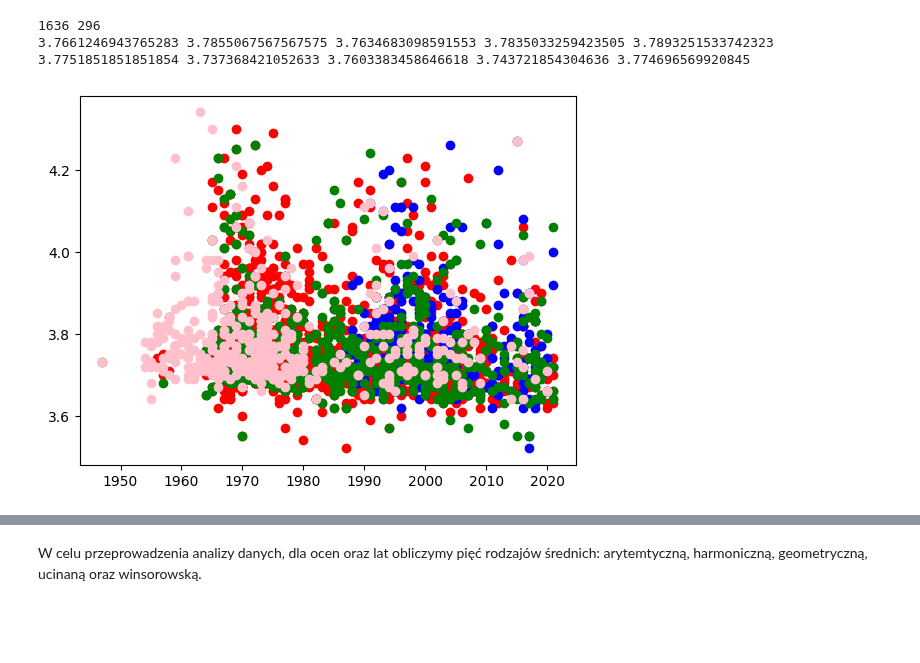
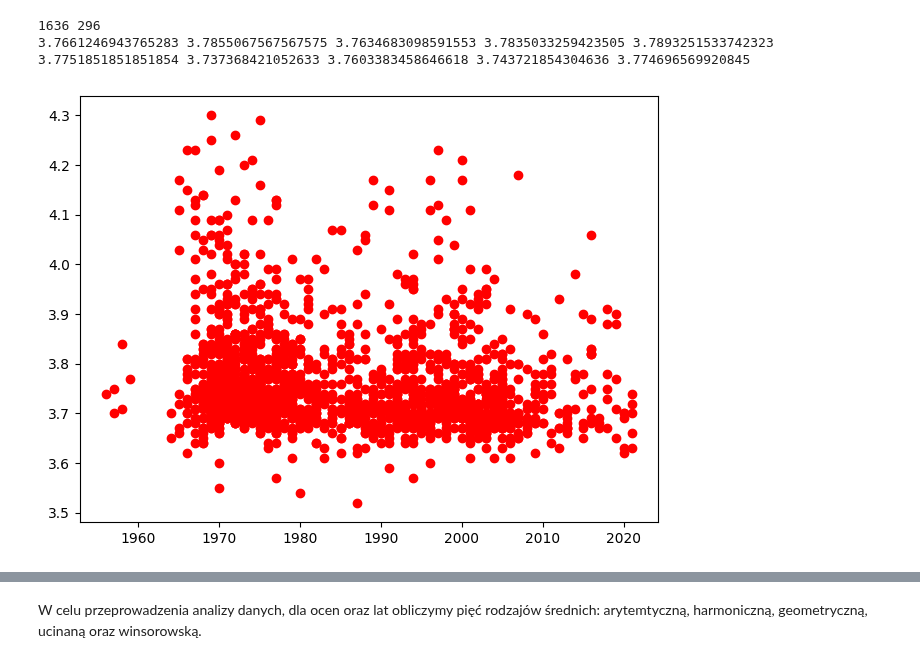
Before and after one commit to rafglo/Statystyka-stosowana, a Jupyter notebook: music_data_analysis.ipynb, the cells around one changed output, grey strips where cells are left out. Drawn from its saved outputs; the diff is of its cells as text; code cells hidden in the pictures; blank space fills up the shorter version.

```diff
--- a/music_data_analysis.ipynb
+++ b/music_data_analysis.ipynb
@@ -24,7 +24,7 @@ Z pobranego pliku csv pobieramy oceny użytkowników oraz daty wydania albumów.
 ratings = read_csv("rym_top_5000_all_time.csv")['Average Rating'].tolist()
 dates = read_csv("rym_top_5000_all_time.csv")['Release Date'].tolist()
 genres = read_csv("rym_top_5000_all_time.csv")['Genres'].tolist()
-genres1 = ["Rock", "Hip Hop", "Metal", "Dance", "Techno", "Jazz", "Pop", "Punk", "Folk", "Soul"]
+genres1 = ["Rock", "Hip Hop", "Pop", "Jazz", "Soul", "Dance", "Techno", "Punk", "Metal","Folk"]
 years = []
 for date in dates:
     years.append(int(date[-4:]))
@@ -104,9 +104,9 @@ print(np.mean(rock_r), np.mean(hiphop_r), np.mean(pop_r), np.mean(jazz_r), np.me
 3.7661246943765283 3.7855067567567575 3.7634683098591553 3.7835033259423505 3.7893251533742323 3.7751851851851854 3.737368421052633 3.7603383458646618 3.743721854304636 3.774696569920845
 # %%
 plt.scatter(rock_y, rock_r, c="r", marker="o")
-plt.scatter(hiphop_y, hiphop_r, c="b", marker="o")
-plt.scatter(pop_y, pop_r, c="g", marker="o")
-plt.scatter(jazz_y, jazz_r, c="pink", marker="o")
+#plt.scatter(hiphop_y, hiphop_r, c="b", marker="o")
+#plt.scatter(pop_y, pop_r, c="g", marker="o")
+#plt.scatter(jazz_y, jazz_r, c="pink", marker="o")
 plt.show()
 # %% [output]
-[figure, old version]
+[figure, new version]
```
Also changed, not shown: parts of 5 cells of this notebook.
